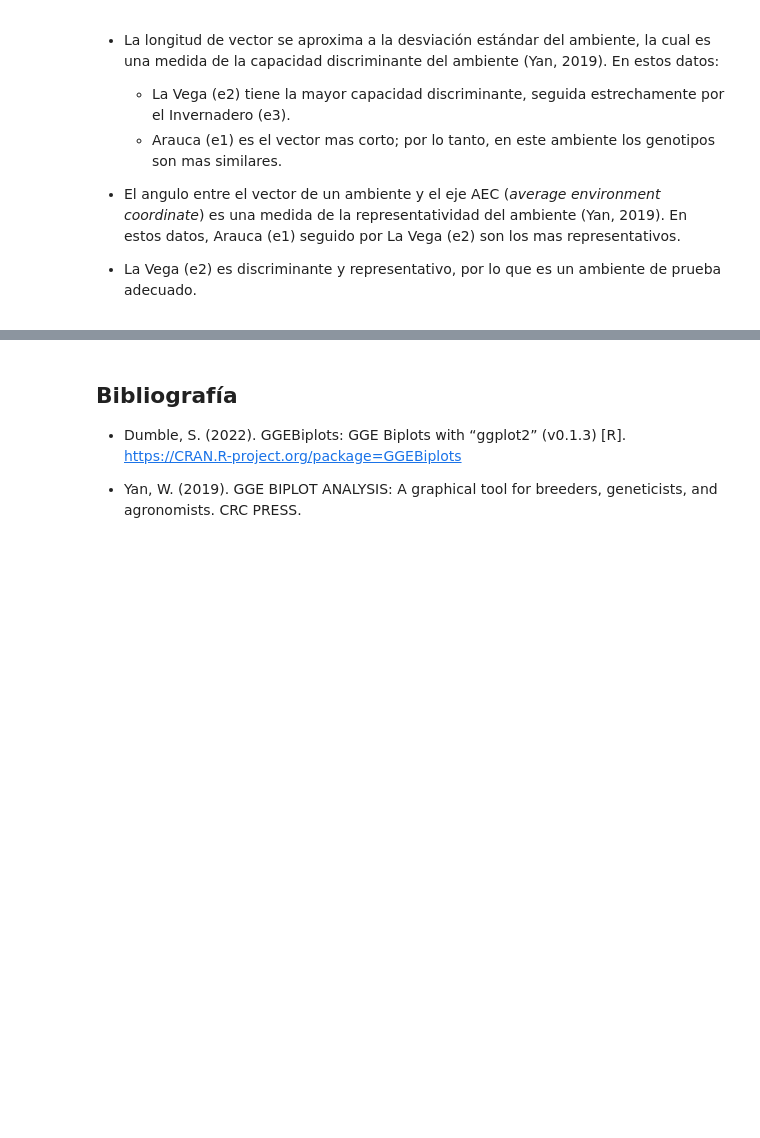
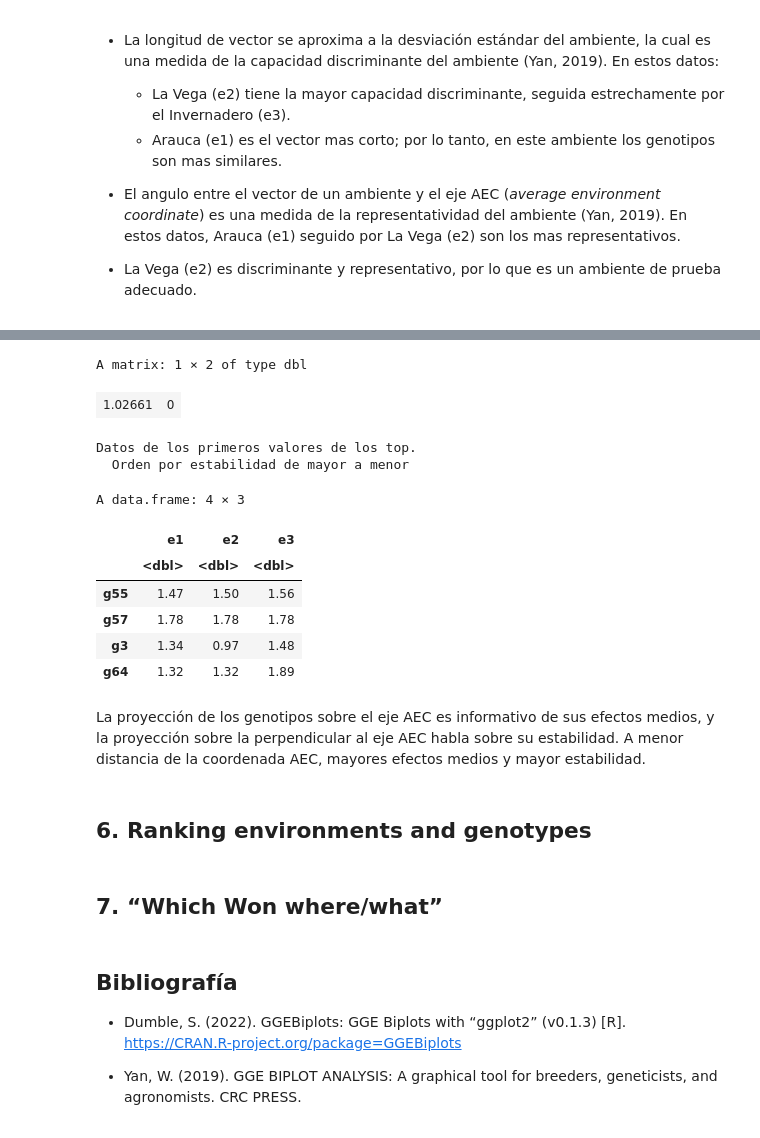
Before and after one commit to hdescobarh/journey-resolution, a Jupyter notebook: GRC_Taller02_GxE/Code/mi_solucion.ipynb, the cells around one changed output, grey strips where cells are left out. Cells and saved outputs as stored; diff of their text form; code cells hidden in the pictures; blank space fills up the shorter version.

```diff
--- a/GRC_Taller02_GxE/Code/mi_solucion.ipynb
+++ b/GRC_Taller02_GxE/Code/mi_solucion.ipynb
@@ -140,3 +246,30 @@ A data.frame: 3 × 2
+# %%
+average_environment_coordinate %*% transformation_matrix
+# %% [output]
+A matrix: 1 × 2 of type dbl
+| 1.02661 | 0 |
+# %%
+cat(
+  "Datos de los primeros valores de los top.
+  Orden por estabilidad de mayor a menor"
+)
+df[c("g55", "g57", "g3", "g64"), ]
+# %% [output]
+Datos de los primeros valores de los top.
+  Orden por estabilidad de mayor a menor
+A data.frame: 4 × 3
+|  | e1 | e2 | e3 |
+|  | <dbl> | <dbl> | <dbl> |
+| g55 | 1.47 | 1.50 | 1.56 |
+| g57 | 1.78 | 1.78 | 1.78 |
+| g3 | 1.34 | 0.97 | 1.48 |
+| g64 | 1.32 | 1.32 | 1.89 |
+# %% [markdown]
+La proyección de los genotipos sobre el eje AEC es informativo de sus efectos medios, y la proyección sobre la perpendicular al eje AEC habla sobre su estabilidad. A menor distancia de la coordenada AEC, mayores efectos medios y mayor estabilidad.
+# %% [markdown]
+## 6. Ranking environments and genotypes
+# %% [markdown]
+## 7. “Which Won where/what”
 # %% [markdown]
 ## Bibliografía
 
```
Also changed, not shown: parts of 6 cells of this notebook.
